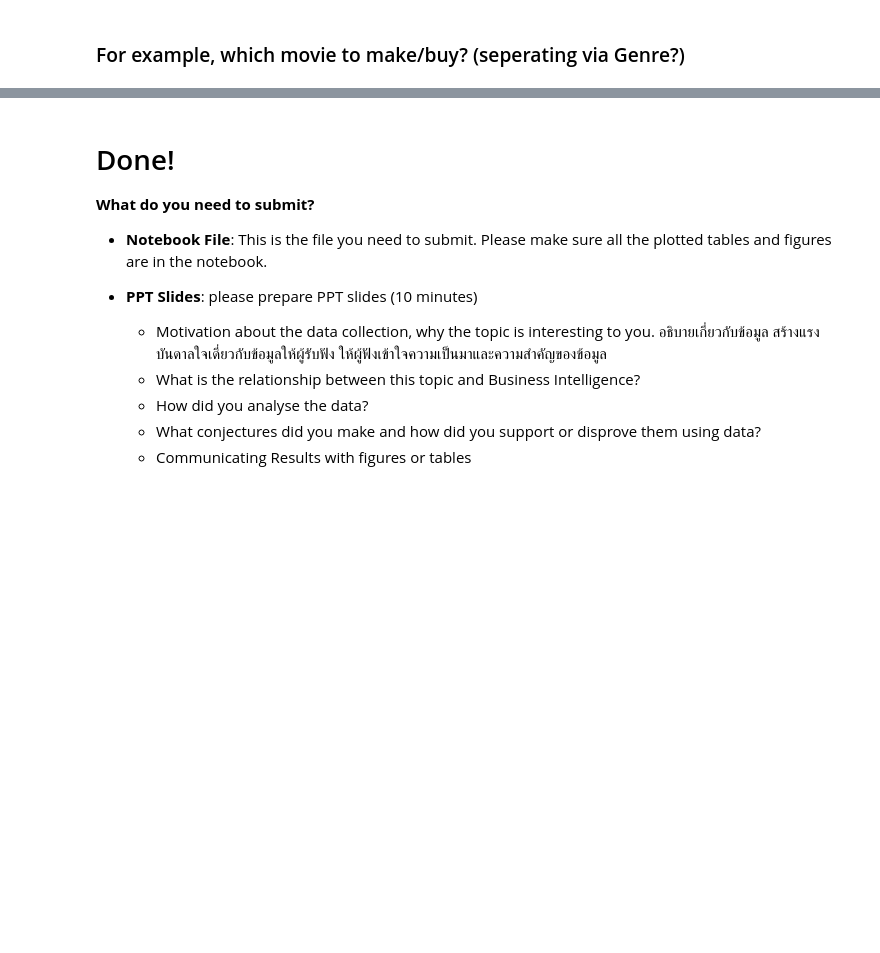
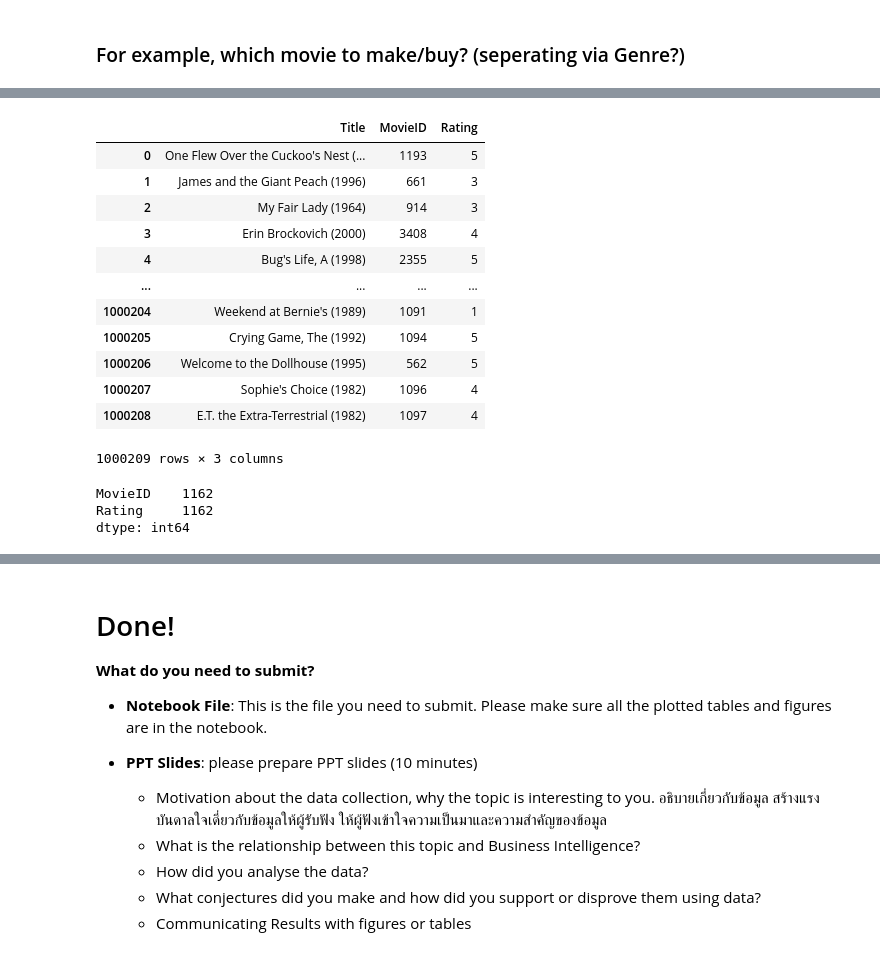
Before and after one commit to ananyapoonsawat/Python_dataviz2023, a Jupyter notebook: สำเนาของ_Project2_66.ipynb, the cells around one changed output, grey strips where cells are left out. Cells and saved outputs as stored; diff of their text form; code cells hidden in the pictures; blank space fills up the shorter version.

```diff
--- a/สำเนาของ_Project2_66.ipynb
+++ b/สำเนาของ_Project2_66.ipynb
@@ -842,0 +883,17 @@ data_retired_Mean
+# %%
+TitleMovieRating = df1[['Title','MovieID','Rating']]
+TitleMovieRating
+# %% [output]
+|  | Title | MovieID | Rating |
+| 0 | One Flew Over the Cuckoo's Nest (... | 1193 | 5 |
+| 1 | James and the Giant Peach (1996) | 661 | 3 |
+| 2 | My Fair Lady (1964) | 914 | 3 |
+| 3 | Erin Brockovich (2000) | 3408 | 4 |
+| 4 | Bug's Life, A (1998) | 2355 | 5 |
+| ... | ... | ... | ... |
+| 1000204 | Weekend at Bernie's (1989) | 1091 | 1 |
+| 1000205 | Crying Game, The (1992) | 1094 | 5 |
+| 1000206 | Welcome to the Dollhouse (1995) | 562 | 5 |
+| 1000207 | Sophie's Choice (1982) | 1096 | 4 |
+| 1000208 | E.T. the Extra-Terrestrial (1982) | 1097 | 4 |
+1000209 rows × 3 columns
@@ -842,0 +903,6 @@ data_retired_Mean
+# %%
+RRR
+# %% [output]
+MovieID    1162
+Rating     1162
+dtype: int64
```
Also changed, not shown: parts of 31 cells of this notebook.
